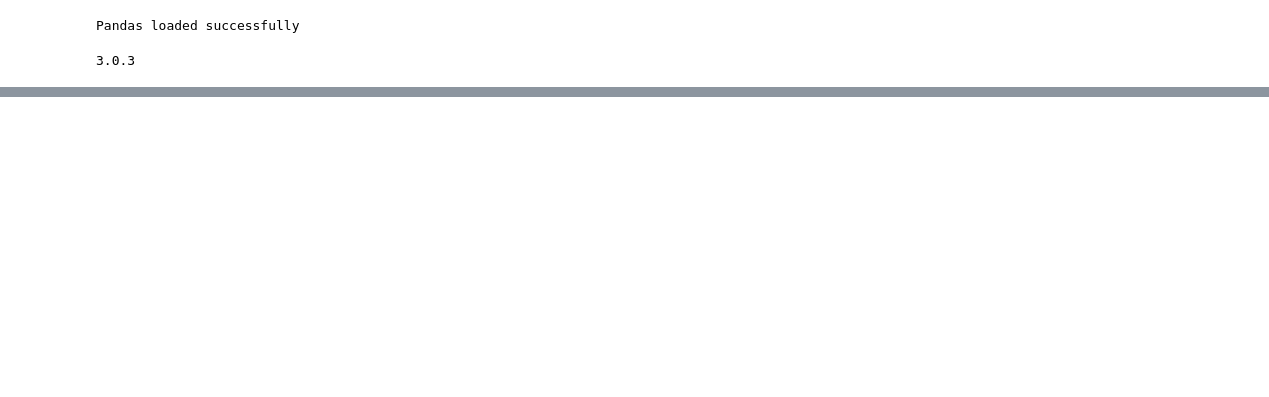
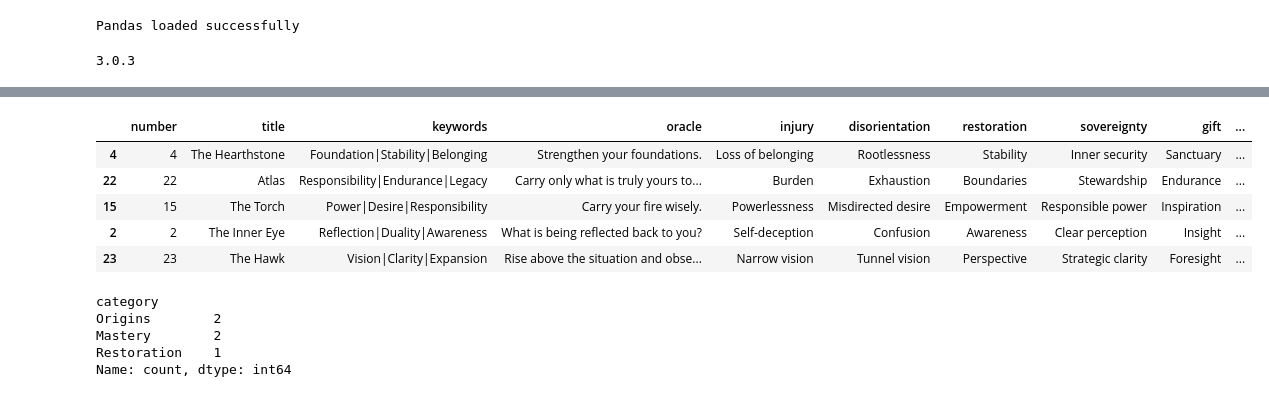
Before and after one commit to Dark-Folio-Press/The-Oracle-Of-Harpies, a Jupyter notebook: notebooks/harpies_deck.ipynb, the cells around one changed output, grey strips where cells are left out. Cells and saved outputs as stored; diff of their text form; code cells hidden in the pictures; blank space fills up the shorter version.

```diff
--- a/notebooks/harpies_deck.ipynb
+++ b/notebooks/harpies_deck.ipynb
@@ -90,0 +411,19 @@ FileNotFoundError: [Errno 2] No such file or directory: 'harpy_cards.csv'
+# %%
+flock = cards.sample(5).copy()
+
+flock
+# %% [output]
+|  | number | title | keywords | oracle | injury | disorientation | restoration | sovereignty | gift | ... |
+| 4 | 4 | The Hearthstone | Foundation|Stability|Belonging | Strengthen your foundations. | Loss of belonging | Rootlessness | Stability | Inner security | Sanctuary | ... |
+| 22 | 22 | Atlas | Responsibility|Endurance|Legacy | Carry only what is truly yours to... | Burden | Exhaustion | Boundaries | Stewardship | Endurance | ... |
+| 15 | 15 | The Torch | Power|Desire|Responsibility | Carry your fire wisely. | Powerlessness | Misdirected desire | Empowerment | Responsible power | Inspiration | ... |
+| 2 | 2 | The Inner Eye | Reflection|Duality|Awareness | What is being reflected back to you? | Self-deception | Confusion | Awareness | Clear perception | Insight | ... |
+| 23 | 23 | The Hawk | Vision|Clarity|Expansion | Rise above the situation and obse... | Narrow vision | Tunnel vision | Perspective | Strategic clarity | Foresight | ... |
+# %%
+flock["category"].value_counts()
+# %% [output]
+category
+Origins        2
+Mastery        2
+Restoration    1
+Name: count, dtype: int64
```
Also changed, not shown: parts of 40 cells of this notebook, 5 other files.
